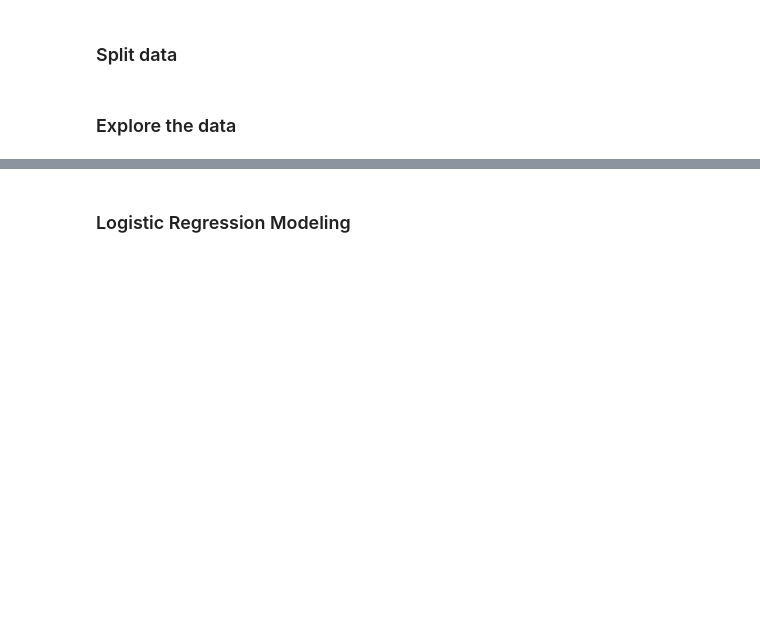
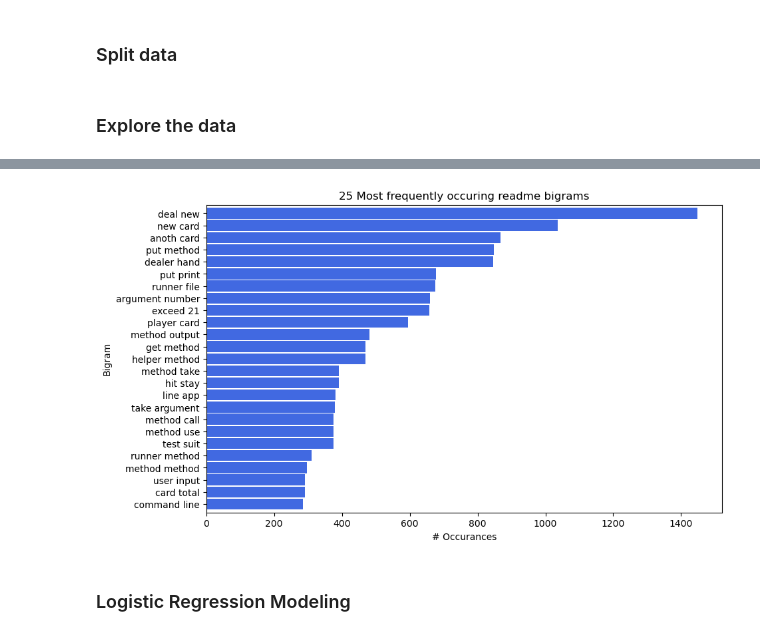
Before and after one commit to Speakeasy-Casino/ace-archives, a Jupyter notebook: final_product.ipynb, the cells around one changed output, grey strips where cells are left out. Drawn from its saved outputs; the diff is of its cells as text; code cells hidden in the pictures; blank space fills up the shorter version.

```diff
--- a/final_product.ipynb
+++ b/final_product.ipynb
@@ -50,3 +55,7 @@ X_train, y_train, X_val, y_val, X_test, y_test = train_val_test(train, val, test
+# %%
+explore_visual_2(train)
+# %% [output]
+[figure, added]
 # %% [markdown]
 ###  Logistic Regression Modeling
 # %%
```
Also changed, not shown: parts of 10 cells of this notebook, 2 other files.
